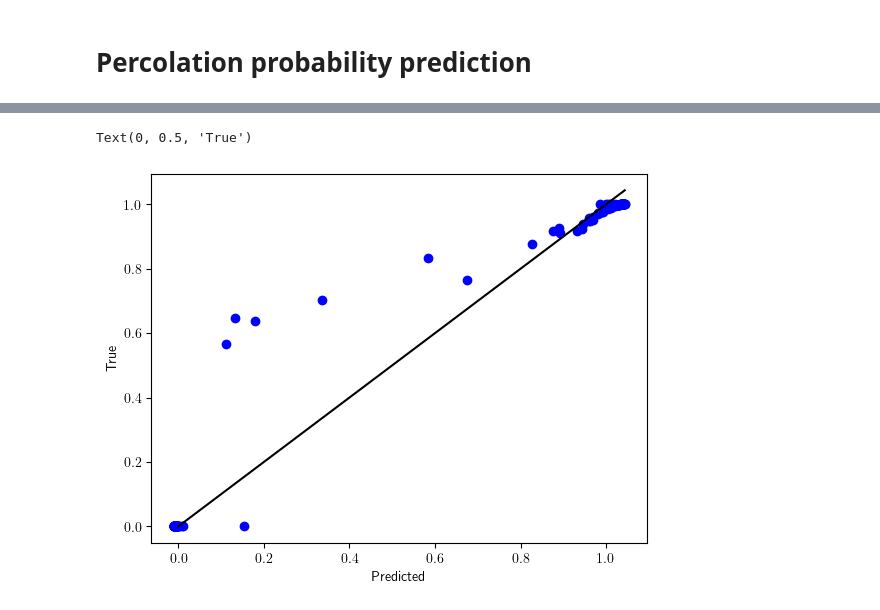
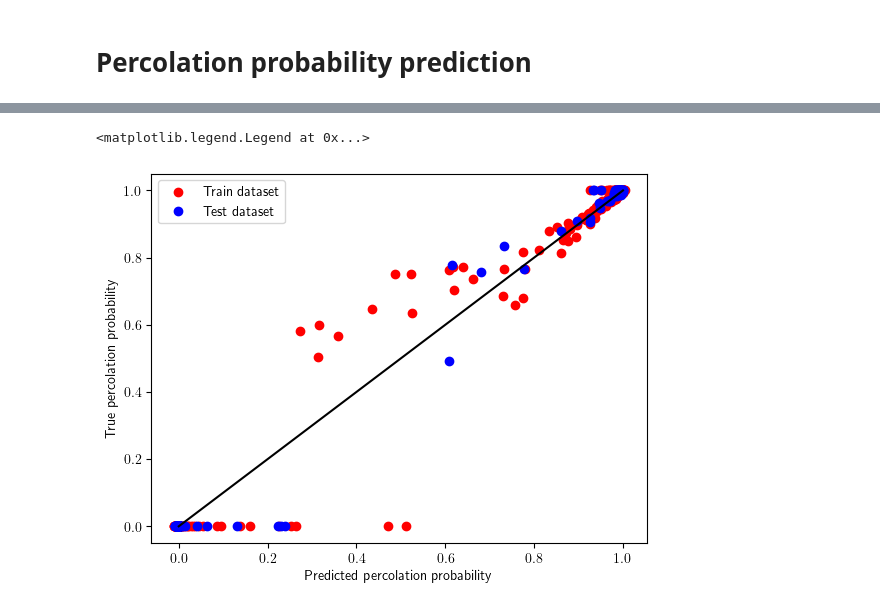
Before and after one commit to III-Derek/AMATH-495---Percolation, a Jupyter notebook: src/ml.ipynb, the cells around one changed output, grey strips where cells are left out. Drawn from its saved outputs; the diff is of its cells as text; code cells hidden in the pictures.

Commit message:
added documentation

```diff
--- a/src/ml.ipynb
+++ b/src/ml.ipynb
@@ -256,8 +368,0 @@ with torch.no_grad():
-# %%
-data = np.load(r"C:\Users\jonat\OneDrive\Documents\programming\AnacondaProjects\PHYS495\final\src\cluster_size_loss.npz")
-loss = data['train_loss']
-image_size = data['image_sizes']
-plt.plot(image_size, np.mean(loss[:,-5:],axis=1))
-plt.yscale('log')
-plt.xlabel("Cropped image size")
-plt.ylabel("Cluster size train loss")
@@ -285,8 +378,7 @@ test_loss2 = np.zeros((len(sizes), epochs))
 loss_function = torch.nn.MSELoss()
 
 for k, crop_size in enumerate(sizes):
-    if k < 5:
-        continue
+    # the only difference here is that we use 3 input channels as supposed to 1, due to us using rgb
     if k < 5:
         cnn = create_cnn(crop_size, kernel_size=[4,4,3],channel_count=[3,8,16,32], pooling=False)
     else:
@@ -299,7 +391,7 @@ for k, crop_size in enumerate(sizes):
         v2.ToDtype(torch.float32, scale=True),
     ])
     dataset = ImageDataset(r"C:\Users\jonat\OneDrive\Documents\programming\AnacondaProjects\PHYS495\final\data\perco_rgb_img",
-                        transform=transforms, output='N')
+                        transform=transforms, output='N', target_transform=rescale_N)
 
     train_dataset, test_dataset = torch.utils.data.random_split(dataset, [0.8, 0.2])
     train_dataloader = DataLoader(train_dataset, batch_size=64, shuffle=True)
@@ -426,23 +558,42 @@ KeyboardInterrupt:
 # %%
+# measuring the predictions of the model compared to their true values
 
+# keep track of predictions and true values on train dataset
+y_pred = []
+y_true = []
+cnn.eval()
+epoch_loss = 0
+with torch.no_grad():
+    for i, data in enumerate(train_dataloader):
+        # make predictions and log them
+        imgs, labels = data[0].to(device), data[1].to(device)
+        outputs = cnn(imgs)
+        y_true.extend(list(labels.detach().cpu().numpy().flatten()))
+        y_pred.extend(list(cnn(imgs).detach().cpu().numpy().flatten()))
+
+# plot train data
+plt.scatter(y_pred,y_true, c='r', label='Train dataset')
+
+# do the same thing on the test dataset
 y_pred = []
 y_true = []
 cnn.eval()
 epoch_loss = 0
 with torch.no_grad():
     for i, data in enumerate(test_dataloader):
         imgs, labels = data[0].to(device), data[1].to(device)
         outputs = cnn(imgs)
         y_true.extend(list(labels.detach().cpu().numpy().flatten()))
         y_pred.extend(list(cnn(imgs).detach().cpu().numpy().flatten()))
-        # print(y_true)
 
-plt.scatter(y_pred,y_true, c='b')
-plt.plot([0,max(y_pred)],[0,max(y_pred)],c='k')
-plt.xlabel("Predicted")
-plt.ylabel("True")
+
+plt.scatter(y_pred,y_true, c='b', label="Test dataset")
+plt.plot([0,max(y_pred)],[0,max(y_pred)],c='k') # ploy x=y line for comparisoin
+plt.xlabel("Predicted percolation probability")
+plt.ylabel("True percolation probability")
+plt.legend()
 # plt.yscale('log')
 # plt.xscale('log')
 # %% [output]
-Text(0, 0.5, 'True')
+<matplotlib.legend.Legend at 0x...>
-[figure, old version]
+[figure, new version]
```
Also changed, not shown: parts of 16 cells of this notebook, 13 other files.
